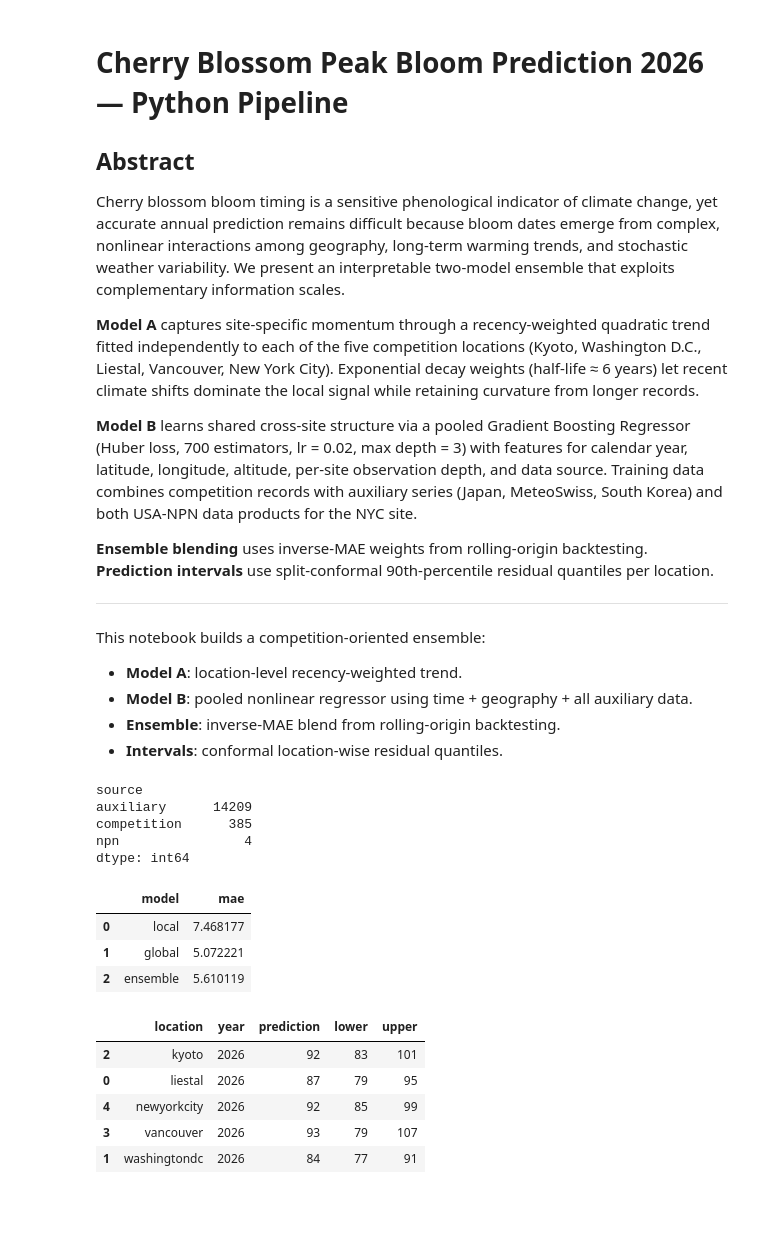
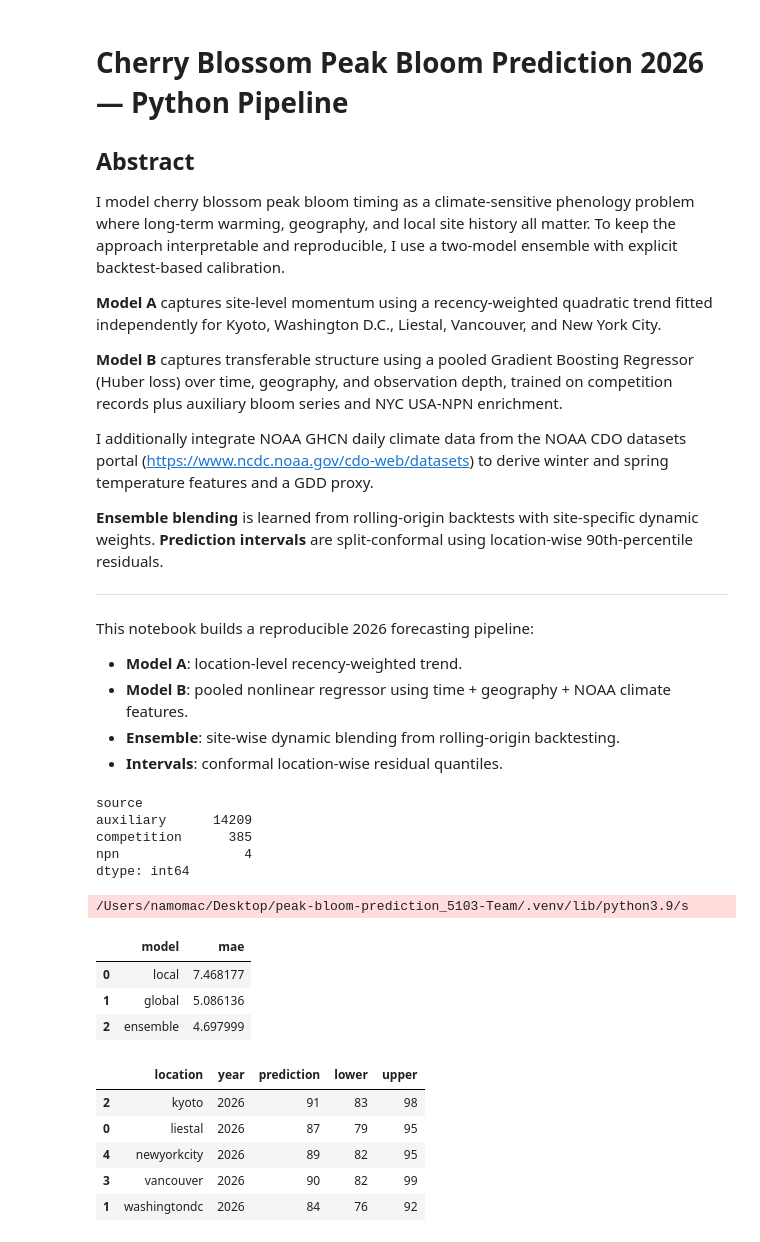
Before and after one commit to namo507/peak-bloom-prediction_5103-Team, a Jupyter notebook: Solution.ipynb, the cells around one changed output. Cells and saved outputs as stored; diff of their text form; code cells hidden in the pictures; blank space fills up the shorter version.

```diff
--- a/Solution.ipynb
+++ b/Solution.ipynb
@@ -3,34 +3,22 @@
 
 ## Abstract
 
-Cherry blossom bloom timing is a sensitive phenological indicator of climate
-change, yet accurate annual prediction remains difficult because bloom dates
-emerge from complex, nonlinear interactions among geography, long-term warming
-trends, and stochastic weather variability.  We present an interpretable
-two-model ensemble that exploits complementary information scales.
+I model cherry blossom peak bloom timing as a climate-sensitive phenology problem where long-term warming, geography, and local site history all matter. To keep the approach interpretable and reproducible, I use a two-model ensemble with explicit backtest-based calibration.
 
-**Model A** captures site-specific momentum through a recency-weighted quadratic
-trend fitted independently to each of the five competition locations (Kyoto,
-Washington D.C., Liestal, Vancouver, New York City).  Exponential decay
-weights (half-life ≈ 6 years) let recent climate shifts dominate the local
-signal while retaining curvature from longer records.
+**Model A** captures site-level momentum using a recency-weighted quadratic trend fitted independently for Kyoto, Washington D.C., Liestal, Vancouver, and New York City.
 
-**Model B** learns shared cross-site structure via a pooled Gradient Boosting
-Regressor (Huber loss, 700 estimators, lr = 0.02, max depth = 3) with
-features for calendar year, latitude, longitude, altitude, per-site observation
-depth, and data source.  Training data combines competition records with
-auxiliary series (Japan, MeteoSwiss, South Korea) and both USA-NPN data
-products for the NYC site.
+**Model B** captures transferable structure using a pooled Gradient Boosting Regressor (Huber loss) over time, geography, and observation depth, trained on competition records plus auxiliary bloom series and NYC USA-NPN enrichment.
 
-**Ensemble blending** uses inverse-MAE weights from rolling-origin backtesting.
-**Prediction intervals** use split-conformal 90th-percentile residual quantiles per location.
+I additionally integrate NOAA GHCN daily climate data from the NOAA CDO datasets portal (https://www.ncdc.noaa.gov/cdo-web/datasets) to derive winter and spring temperature features and a GDD proxy.
+
+**Ensemble blending** is learned from rolling-origin backtests with site-specific dynamic weights. **Prediction intervals** are split-conformal using location-wise 90th-percentile residuals.
 
 ---
 
-This notebook builds a competition-oriented ensemble:
+This notebook builds a reproducible 2026 forecasting pipeline:
 
 - **Model A**: location-level recency-weighted trend.
-- **Model B**: pooled nonlinear regressor using time + geography + all auxiliary data.
-- **Ensemble**: inverse-MAE blend from rolling-origin backtesting.
+- **Model B**: pooled nonlinear regressor using time + geography + NOAA climate features.
+- **Ensemble**: site-wise dynamic blending from rolling-origin backtesting.
 - **Intervals**: conformal location-wise residual quantiles.
 # %%
@@ -214,10 +309,13 @@ for y in backtest_years:
     if test_comp.empty or train_comp['location'].nunique() < len(competition_sites):
         continue
 
-    train_all = add_features(all_data[all_data['year'] < y].copy())
+    train_all = all_data[all_data['year'] < y].copy()
+    train_all = train_all.merge(climate_features, on=['location', 'year'], how='left')
+    train_all = add_features(train_all)
 
     test_comp['source'] = 'competition'
     test_comp['site_id'] = test_comp['source'] + '::' + test_comp['location']
+    test_comp = test_comp.merge(climate_features, on=['location', 'year'], how='left')
     test_feat = add_features(test_comp.copy(), reference_df=train_all)
 
     local_pred = predict_local_trend(train_comp, test_feat)
@@ -235,10 +333,25 @@ rolling = pd.concat(rolling_rows, ignore_index=True)
 mae_local = mean_absolute_error(rolling['bloom_doy'], rolling['pred_local'])
 mae_global = mean_absolute_error(rolling['bloom_doy'], rolling['pred_global'])
 
-w_local = (1.0 / mae_local) / ((1.0 / mae_local) + (1.0 / mae_global))
-w_global = 1.0 - w_local
+grid = np.arange(0.0, 1.0001, 0.02)
+def mae_w(df, w):
+    pred = w * df['pred_local'] + (1.0 - w) * df['pred_global']
+    return mean_absolute_error(df['bloom_doy'], pred)
 
-rolling['pred_ensemble'] = w_local * rolling['pred_local'] + w_global * rolling['pred_global']
+w_local_global = min(grid, key=lambda w: mae_w(rolling, w))
+w_global_global = 1.0 - w_local_global
+
+site_w = []
+for loc, df_loc in rolling.groupby('location'):
+    w_star = min(grid, key=lambda w: mae_w(df_loc, w))
+    site_w.append({'location': loc, 'w_local': w_star, 'w_global': 1.0 - w_star})
+site_w = pd.DataFrame(site_w)
+
+rolling = rolling.merge(site_w, on='location', how='left')
+rolling['w_local'] = rolling['w_local'].fillna(w_local_global)
+rolling['w_global'] = rolling['w_global'].fillna(w_global_global)
+
+rolling['pred_ensemble'] = rolling['w_local'] * rolling['pred_local'] + rolling['w_global'] * rolling['pred_global']
 rolling['abs_err'] = (rolling['bloom_doy'] - rolling['pred_ensemble']).abs()
 
 site_q90 = rolling.groupby('location', as_index=False)['abs_err'].quantile(0.90).rename(columns={'abs_err': 'q90'})
@@ -253,50 +366,56 @@ pd.DataFrame({
     ]
 })
 # %% [output]
+/Users/namomac/Desktop/peak-bloom-prediction_5103-Team/.venv/lib/python3.9/s
 |  | model | mae |
 | 0 | local | 7.468177 |
-| 1 | global | 5.072221 |
-| 2 | ensemble | 5.610119 |
+| 1 | global | 5.086136 |
+| 2 | ensemble | 4.697999 |
 # %%
-train_all = add_features(all_data.copy())
+train_all = all_data.copy().merge(climate_features, on=['location', 'year'], how='left')
+train_all = add_features(train_all)
 train_comp = competition.copy()
 
 newdata = (
     competition_raw.sort_values('year')
     .groupby('location', as_index=False)
     .tail(1)[['location', 'lat', 'long', 'alt']]
     .copy()
 )
 newdata['source'] = 'competition'
 newdata['year'] = target_year
 newdata['bloom_doy'] = np.nan
 newdata['site_id'] = newdata['source'] + '::' + newdata['location']
+newdata = newdata.merge(climate_features, on=['location', 'year'], how='left')
 new_feat = add_features(newdata, reference_df=train_all)
 
 local_pred = predict_local_trend(train_comp, new_feat)
 global_model = build_global_model()
 global_model.fit(train_all, train_all['bloom_doy'])
 pred_global = global_model.predict(new_feat)
 
 final_pred = new_feat[['location', 'year']].merge(local_pred, on=['location', 'year'], how='left')
 final_pred['pred_global'] = pred_global
-final_pred['prediction_raw'] = w_local * final_pred['pred_local'] + w_global * final_pred['pred_global']
+final_pred = final_pred.merge(site_w, on='location', how='left')
+final_pred['w_local'] = final_pred['w_local'].fillna(w_local_global)
+final_pred['w_global'] = final_pred['w_global'].fillna(w_global_global)
+final_pred['prediction_raw'] = final_pred['w_local'] * final_pred['pred_local'] + final_pred['w_global'] * final_pred['pred_global']
 
 final_pred = final_pred.merge(site_q90, on='location', how='left')
 final_pred['q90'] = final_pred['q90'].fillna(global_q90)
 final_pred['prediction'] = np.clip(np.round(final_pred['prediction_raw']), 1, 366).astype(int)
 final_pred['lower'] = np.clip(np.floor(final_pred['prediction_raw'] - final_pred['q90']), 1, 366).astype(int)
 final_pred['upper'] = np.clip(np.ceil(final_pred['prediction_raw'] + final_pred['q90']), 1, 366).astype(int)
 
 final_pred = final_pred[['location', 'year', 'prediction', 'lower', 'upper']].sort_values('location')
 final_pred
 # %% [output]
 |  | location | year | prediction | lower | upper |
-| 2 | kyoto | 2026 | 92 | 83 | 101 |
+| 2 | kyoto | 2026 | 91 | 83 | 98 |
 | 0 | liestal | 2026 | 87 | 79 | 95 |
-| 4 | newyorkcity | 2026 | 92 | 85 | 99 |
-| 3 | vancouver | 2026 | 93 | 79 | 107 |
-| 1 | washingtondc | 2026 | 84 | 77 | 91 |
+| 4 | newyorkcity | 2026 | 89 | 82 | 95 |
+| 3 | vancouver | 2026 | 90 | 82 | 99 |
+| 1 | washingtondc | 2026 | 84 | 76 | 92 |
 # %%
 def doy_to_date(year: int, doy: int) -> pd.Timestamp:
     return pd.to_datetime(f'{year}-{doy:03d}', format='%Y-%j', errors='coerce')
```
Also changed, not shown: parts of 5 cells of this notebook, 5 other files.
